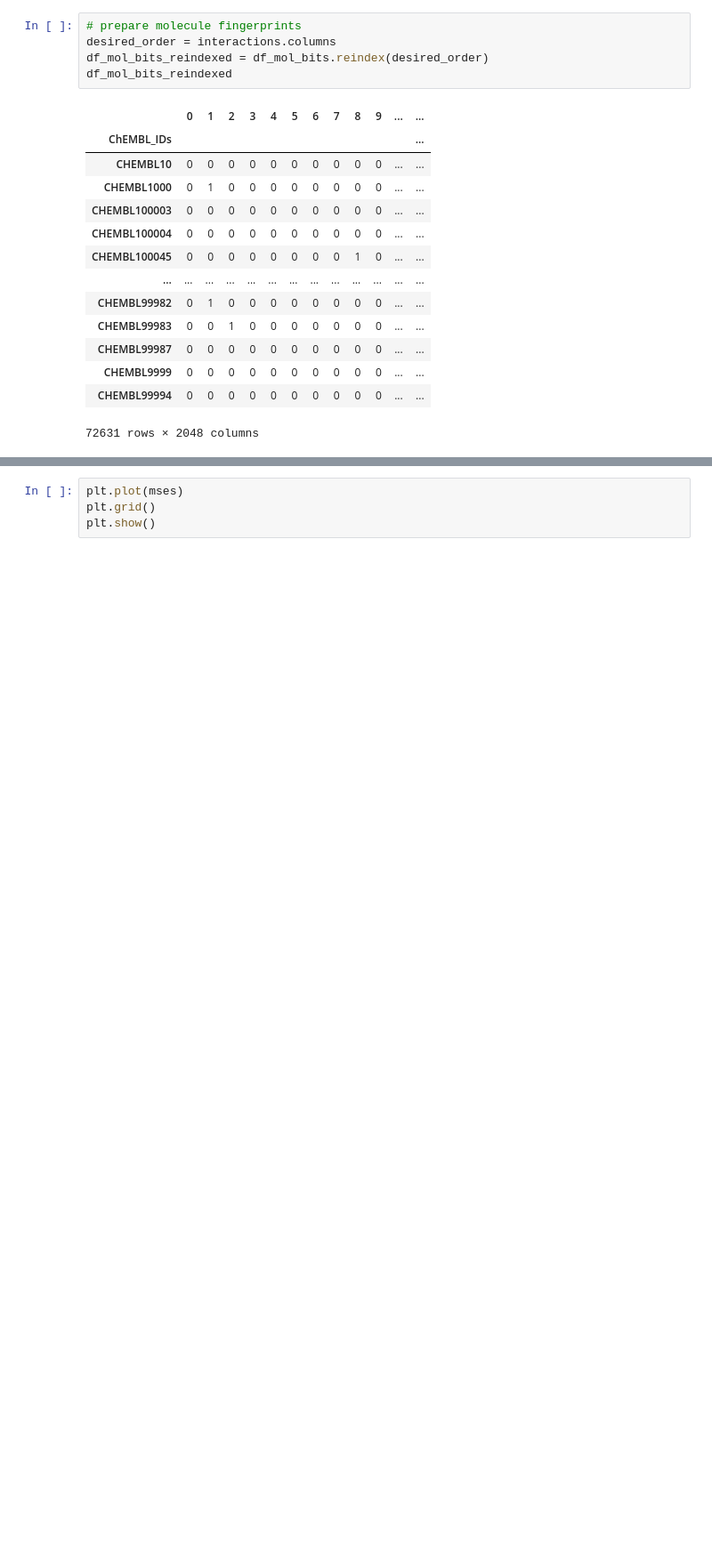
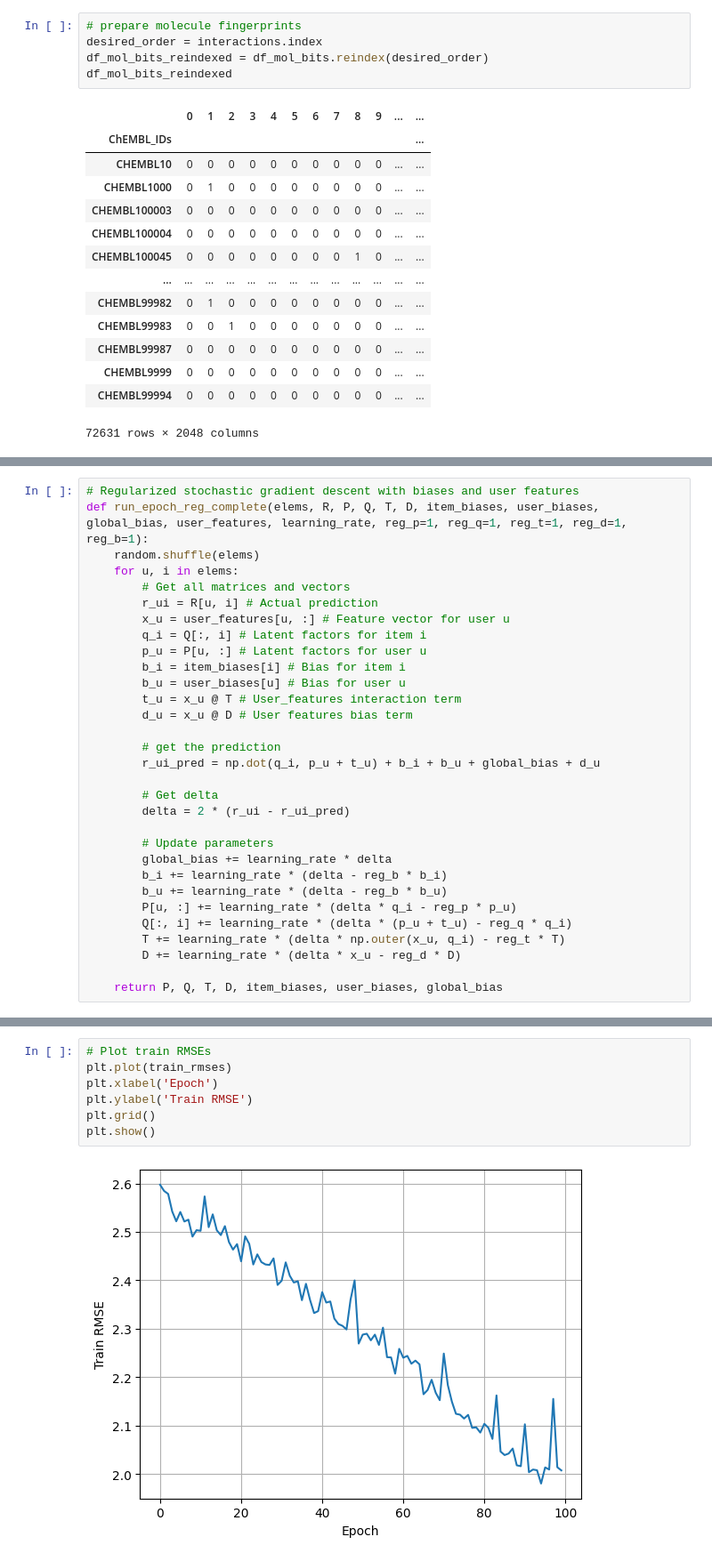
Before and after one commit to tildtr/data-mining-assignments, a Jupyter notebook: Project/DM_Project_Til.ipynb, the cells around one changed output, grey strips where cells are left out. Shown: that part at 89% size. Cells and saved outputs as stored; diff of their text form; blank space fills up the shorter version.

```diff
--- a/Project/DM_Project_Til.ipynb
+++ b/Project/DM_Project_Til.ipynb
@@ -420,6 +441,6 @@ df_results
 # %%
 # prepare molecule fingerprints
-desired_order = interactions.columns
+desired_order = interactions.index
 df_mol_bits_reindexed = df_mol_bits.reindex(desired_order)
 df_mol_bits_reindexed
 # %% [output]
@@ -460,3 +482,34 @@ def make_init_PQ(U, S, V, k, user_features):
+# %%
+# Regularized stochastic gradient descent with biases and user features
+def run_epoch_reg_complete(elems, R, P, Q, T, D, item_biases, user_biases, global_bias, user_features, learning_rate, reg_p=1, reg_q=1, reg_t=1, reg_d=1, reg_b=1):
+    random.shuffle(elems)
+    for u, i in elems:
+        # Get all matrices and vectors
+        r_ui = R[u, i] # Actual prediction
+        x_u = user_features[u, :] # Feature vector for user u
+        q_i = Q[:, i] # Latent factors for item i
+        p_u = P[u, :] # Latent factors for user u
+        b_i = item_biases[i] # Bias for item i
+        b_u = user_biases[u] # Bias for user u
+        t_u = x_u @ T # User_features interaction term
+        d_u = x_u @ D # User features bias term
+
+        # get the prediction
+        r_ui_pred = np.dot(q_i, p_u + t_u) + b_i + b_u + global_bias + d_u
+
+        # Get delta
+        delta = 2 * (r_ui - r_ui_pred)
+
+        # Update parameters
+        global_bias += learning_rate * delta
+        b_i += learning_rate * (delta - reg_b * b_i)
+        b_u += learning_rate * (delta - reg_b * b_u)
+        P[u, :] += learning_rate * (delta * q_i - reg_p * p_u)
+        Q[:, i] += learning_rate * (delta * (p_u + t_u) - reg_q * q_i)
+        T += learning_rate * (delta * np.outer(x_u, q_i) - reg_t * T)
+        D += learning_rate * (delta * x_u - reg_d * D)
+
+    return P, Q, T, D, item_biases, user_biases, global_bias
 # %%
 # test adding the molecule features to !
 # Initialize P and Q with SVD
@@ -506,4 +564,9 @@ IndexError: index 55545 is out of bounds for axis 1 with size 2
 # %%
-plt.plot(mses)
+# Plot train RMSEs
+plt.plot(train_rmses)
+plt.xlabel('Epoch')
+plt.ylabel('Train RMSE')
 plt.grid()
 plt.show()
+# %% [output]
+[figure, added]
```
Also changed, not shown: parts of 29 cells of this notebook, 1 other file.
